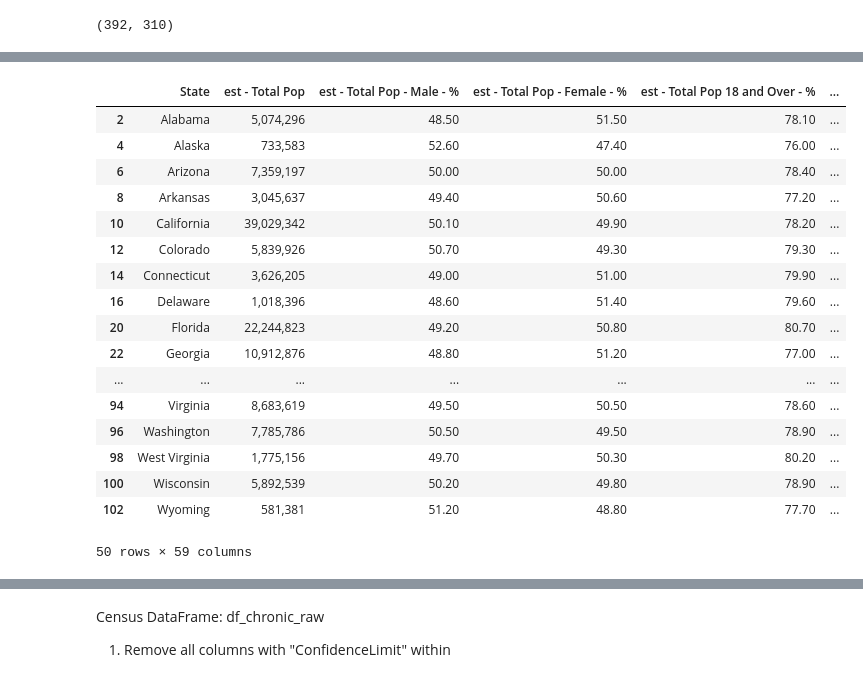
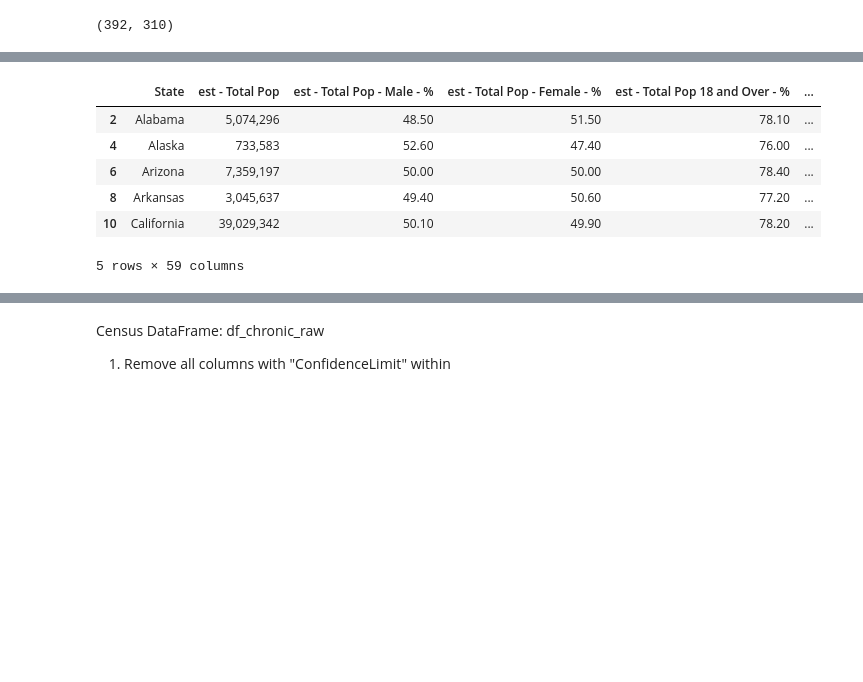
Before and after one commit to duhoang920/siads_593_milestone_1, a Jupyter notebook: main.ipynb, the cells around one changed output, grey strips where cells are left out. Cells and saved outputs as stored; diff of their text form; code cells hidden in the pictures; blank space fills up the shorter version.

```diff
--- a/main.ipynb
+++ b/main.ipynb
@@ -164,29 +135,18 @@ display(df_state_only_estimate_no_percent)
 # %%
 # combine the 2 datasets into 1 main dataset - double the columns
 df_state_only_estimate_updated = df_state_only_estimate_no_percent.add_prefix('est - ')
 # display(df_state_only_estimate_updated)
 df_state_only_estimate_updated = df_state_only_estimate_updated.rename(columns={'est - State': 'State'})
 df_state_only_estimate_updated = df_state_only_estimate_updated.drop(columns=['est - Label (Grouping)'])
-display(df_state_only_estimate_updated)
+display(df_state_only_estimate_updated.head())
 # %% [output]
 |  | State | est - Total Pop | est - Total Pop - Male - % | est - Total Pop - Female - % | est - Total Pop 18 and Over - % | ... |
 | 2 | Alabama | 5,074,296 | 48.50 | 51.50 | 78.10 | ... |
 | 4 | Alaska | 733,583 | 52.60 | 47.40 | 76.00 | ... |
 | 6 | Arizona | 7,359,197 | 50.00 | 50.00 | 78.40 | ... |
 | 8 | Arkansas | 3,045,637 | 49.40 | 50.60 | 77.20 | ... |
 | 10 | California | 39,029,342 | 50.10 | 49.90 | 78.20 | ... |
-| 12 | Colorado | 5,839,926 | 50.70 | 49.30 | 79.30 | ... |
-| 14 | Connecticut | 3,626,205 | 49.00 | 51.00 | 79.90 | ... |
-| 16 | Delaware | 1,018,396 | 48.60 | 51.40 | 79.60 | ... |
-| 20 | Florida | 22,244,823 | 49.20 | 50.80 | 80.70 | ... |
-| 22 | Georgia | 10,912,876 | 48.80 | 51.20 | 77.00 | ... |
-| ... | ... | ... | ... | ... | ... | ... |
-| 94 | Virginia | 8,683,619 | 49.50 | 50.50 | 78.60 | ... |
-| 96 | Washington | 7,785,786 | 50.50 | 49.50 | 78.90 | ... |
-| 98 | West Virginia | 1,775,156 | 49.70 | 50.30 | 80.20 | ... |
-| 100 | Wisconsin | 5,892,539 | 50.20 | 49.80 | 78.90 | ... |
-| 102 | Wyoming | 581,381 | 51.20 | 48.80 | 77.70 | ... |
-50 rows × 59 columns
+5 rows × 59 columns
 # %%
 # Convert all values within the census DataFrame into Numerical value except for the "State" column.
 df_census_final = numeric_converter(df_state_only_estimate_updated, 1)
```
Also changed, not shown: parts of 11 cells of this notebook, 1 other file.
